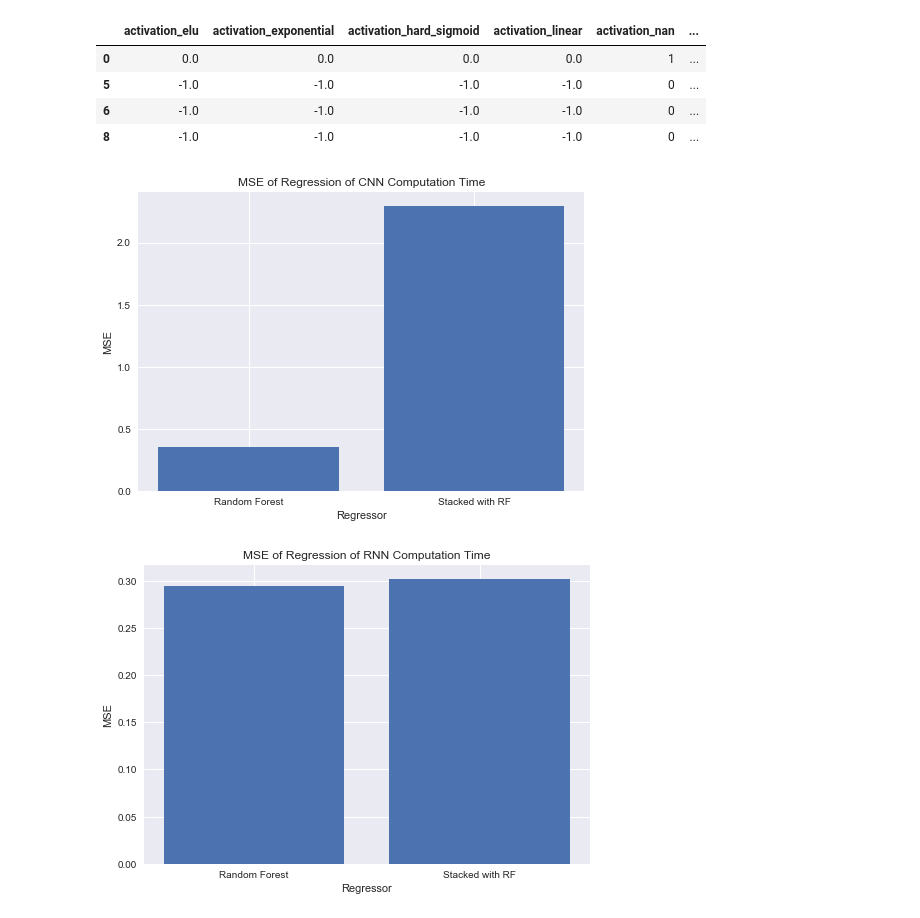
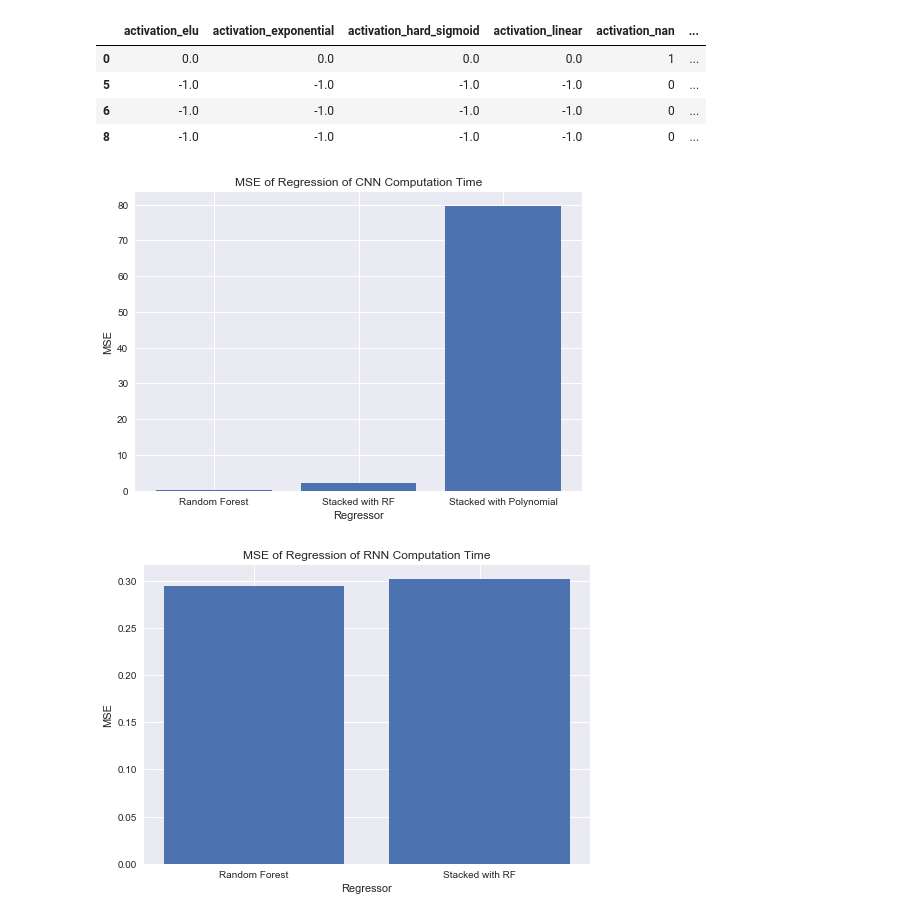
Before and after one commit to brian-yu/nn-regressors, a Jupyter notebook: benchmarks_and_regression.ipynb, the cells around one changed output. Cells and saved outputs as stored; diff of their text form; code cells hidden in the pictures.

```diff
--- a/benchmarks_and_regression.ipynb
+++ b/benchmarks_and_regression.ipynb
@@ -88,6 +88,12 @@ def join_benchmark(features, benchmark):
 def flatten_shape(shape):
     if not shape:
         return None
+
+    # Return value if it is not iterable
+    try:
+        iter(shape)
+    except TypeError as e:
+        return shape
 
     def reduce(tup):
         acc = 1
@@ -106,8 +112,9 @@ def clean(data, inference=False):
     if inference:
         cleaned = pd.get_dummies(data, columns=['activation'], dummy_na=True)
     else:
-        cleaned = pd.get_dummies(
-            data.dropna(subset=['[avg ms]', '[mem KB]']), columns=['activation'], dummy_na=True)
+        cleaned = data.dropna(subset=['[avg ms]', '[mem KB]'])
+        if 'activation' in data.columns:
+            cleaned = pd.get_dummies(cleaned, columns=['activation'], dummy_na=True)
 
     for activation in ['selu', 'elu', 'softmax', 'softplus', 'softsign', 'relu', 'tanh', 'sigmoid', 'hard_sigmoid', 'exponential', 'linear']:
         col = f"activation_{activation}"
@@ -747,19 +754,19 @@ MSE: 631.1786728780157
 # %%
 import matplotlib.pyplot as plt
 # %%
-cnn_ms = [cnn_ms_rf_mse, cnn_ms_stacked_1_mse]#,cnn_ms_stacked_2_mse]
+cnn_ms = [cnn_ms_rf_mse, cnn_ms_stacked_1_mse,cnn_ms_stacked_2_mse]
 plt.bar([i for i in range(len(cnn_ms))], cnn_ms, tick_label=[
     'Random Forest',
     'Stacked with RF',
-#     'Stacked with Polynomial',
+    'Stacked with Polynomial',
 ])
 plt.title('MSE of Regression of CNN Computation Time')
 plt.ylabel('MSE')
 
 plt.xlabel('Regressor')
 plt.show()
 # %% [output]
-[figure, old version]
+[figure, new version]
 # %%
 rnn_ms = [rnn_ms_rf_mse, rnn_ms_stacked_1_mse]#, rnn_ms_stacked_2_mse]
 
```
Also changed, not shown: parts of 11 cells of this notebook, 6 other files.
